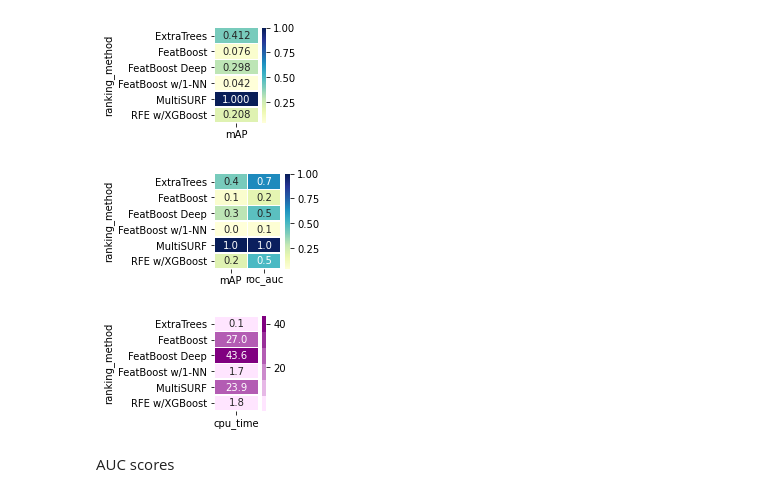
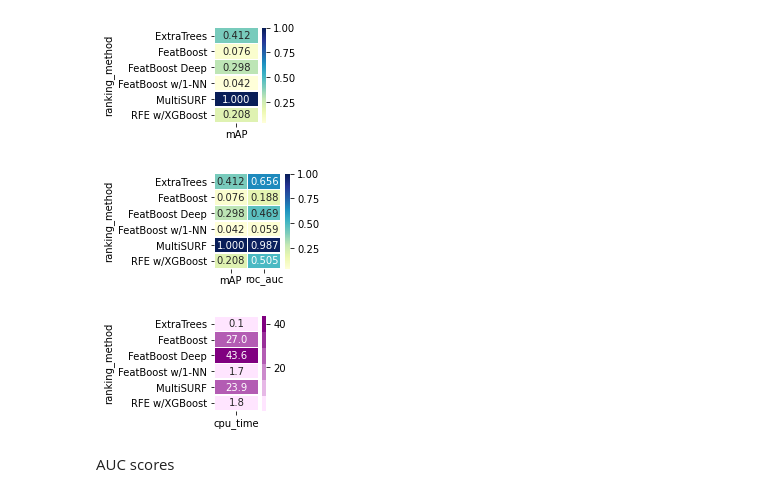
Before and after one commit to dunnkers/feature-selection, a Jupyter notebook: analysis/benchmark-20200524/stat-analysis.ipynb, the cells around one changed output. Saved outputs shown, nothing was run; the diff lists cells and outputs as text; code cells hidden in the pictures.

```diff
--- a/analysis/benchmark-20200524/stat-analysis.ipynb
+++ b/analysis/benchmark-20200524/stat-analysis.ipynb
@@ -252,27 +303,27 @@ g = sns.heatmap(rectangular,\
 # %%
 rectangular = pd.pivot_table(exdata,\
     values=['roc_auc', 'mAP'],\
     # index=['cpu_time'],\
     index=['ranking_method'])
 f, ax = plt.subplots(figsize=(1.5, 1.75))
 plt.yticks(rotation=0)
 plt.xticks(rotation=0)
 g = sns.heatmap(rectangular,\
-    annot=True, fmt=".1f", linewidths=.5,\
+    annot=True, fmt=".3f", linewidths=.5,\
     cmap="YlGnBu", yticklabels=True, ax=ax)
 
 rectangular = pd.pivot_table(statdata[statdata['name'] == exname],\
     values=['cpu_time'],\
     # index=['cpu_time'],\
     index=['ranking_method'])
 f, ax = plt.subplots(figsize=(1, 1.75))
 plt.yticks(rotation=0)
 plt.xticks(rotation=0)
 g = sns.heatmap(rectangular,\
     annot=True, fmt=".1f", linewidths=.5,\
     cmap=sns.light_palette('purple'), yticklabels=True, ax=ax)
 # %% [output]
-[figure, old version]
+[figure, new version]
 [figure]
 # %% [markdown]
 AUC scores
```
Also changed, not shown: parts of 6 cells of this notebook, 3 other files.
